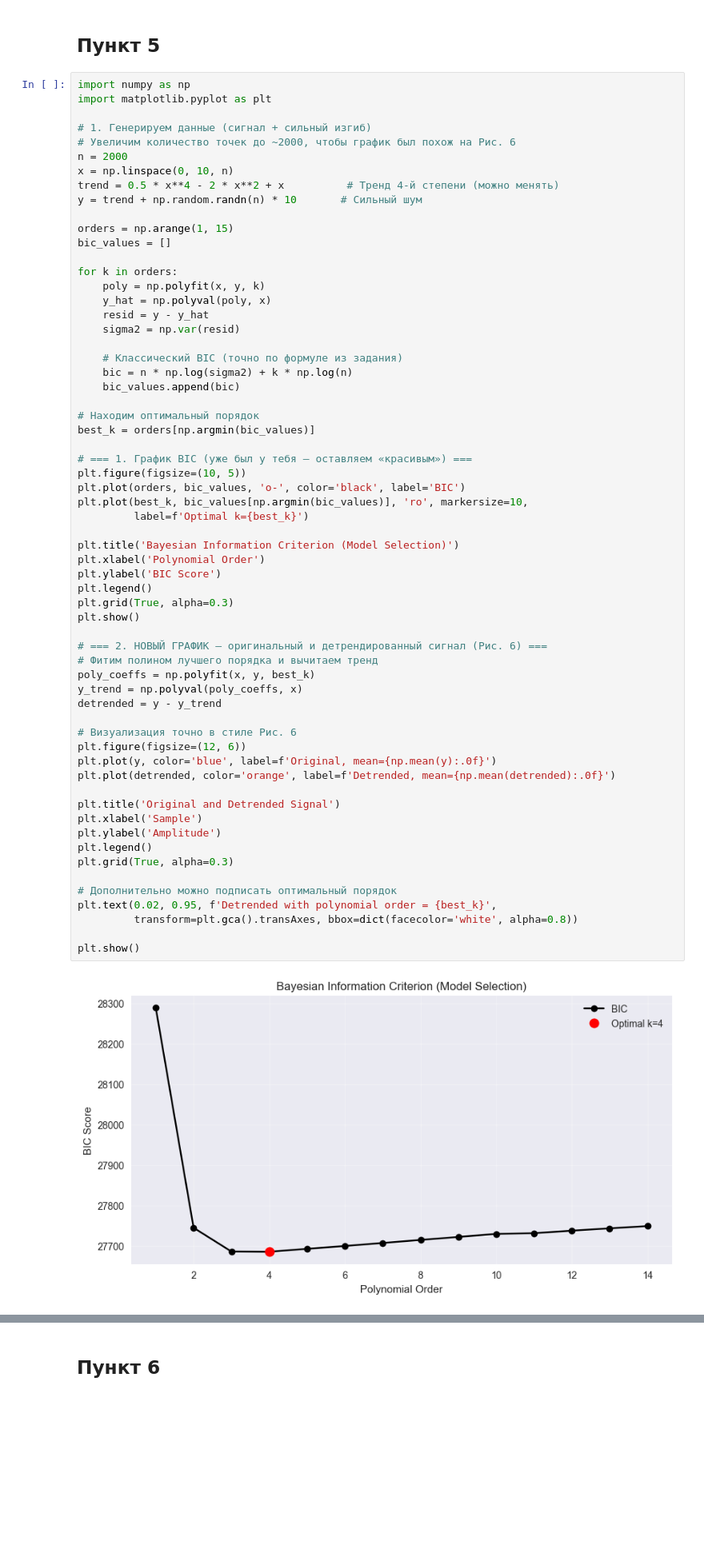
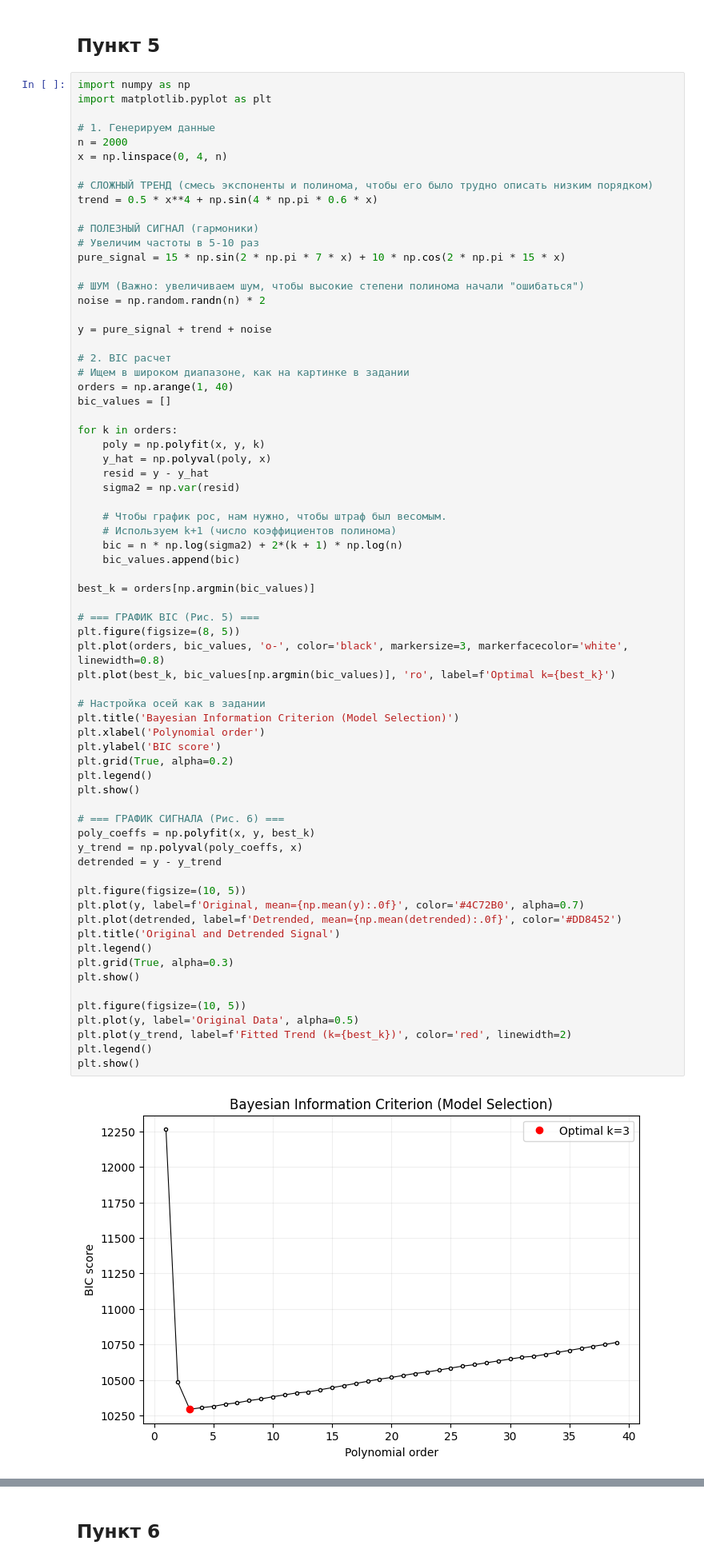
Before and after one commit to KamenevIvan/DPoS, a Jupyter notebook: lab6.ipynb, the cells around one changed output, grey strips where cells are left out. Shown at 80% size. Drawn from its saved outputs; the diff is of its cells as text; blank space fills up the shorter version.

```diff
--- a/lab6.ipynb
+++ b/lab6.ipynb
@@ -158,64 +158,71 @@ plt.show()
 # %%
 import numpy as np
 import matplotlib.pyplot as plt
 
-# 1. Генерируем данные (сигнал + сильный изгиб)
-# Увеличим количество точек до ~2000, чтобы график был похож на Рис. 6
+# 1. Генерируем данные
 n = 2000
-x = np.linspace(0, 10, n)
-trend = 0.5 * x**4 - 2 * x**2 + x          # Тренд 4-й степени (можно менять)
-y = trend + np.random.randn(n) * 10       # Сильный шум
+x = np.linspace(0, 4, n)
 
-orders = np.arange(1, 15)
+# СЛОЖНЫЙ ТРЕНД (смесь экспоненты и полинома, чтобы его было трудно описать низким порядком)
+trend = 0.5 * x**4 + np.sin(4 * np.pi * 0.6 * x)
+
+# ПОЛЕЗНЫЙ СИГНАЛ (гармоники)
+# Увеличим частоты в 5-10 раз
+pure_signal = 15 * np.sin(2 * np.pi * 7 * x) + 10 * np.cos(2 * np.pi * 15 * x)
+
+# ШУМ (Важно: увеличиваем шум, чтобы высокие степени полинома начали "ошибаться")
+noise = np.random.randn(n) * 2
+
+y = pure_signal + trend + noise
+
+# 2. BIC расчет
+# Ищем в широком диапазоне, как на картинке в задании
+orders = np.arange(1, 40)
 bic_values = []
 
 for k in orders:
     poly = np.polyfit(x, y, k)
     y_hat = np.polyval(poly, x)
     resid = y - y_hat
     sigma2 = np.var(resid)
 
-    # Классический BIC (точно по формуле из задания)
-    bic = n * np.log(sigma2) + k * np.log(n)
+    # Чтобы график рос, нам нужно, чтобы штраф был весомым.
+    # Используем k+1 (число коэффициентов полинома)
+    bic = n * np.log(sigma2) + 2*(k + 1) * np.log(n)
     bic_values.append(bic)
 
-# Находим оптимальный порядок
 best_k = orders[np.argmin(bic_values)]
 
-# === 1. График BIC (уже был у тебя — оставляем «красивым») ===
+# === ГРАФИК BIC (Рис. 5) ===
+plt.figure(figsize=(8, 5))
+plt.plot(orders, bic_values, 'o-', color='black', markersize=3, markerfacecolor='white', linewidth=0.8)
+plt.plot(best_k, bic_values[np.argmin(bic_values)], 'ro', label=f'Optimal k={best_k}')
+
+# Настройка осей как в задании
+plt.title('Bayesian Information Criterion (Model Selection)')
+plt.xlabel('Polynomial order')
+plt.ylabel('BIC score')
+plt.grid(True, alpha=0.2)
+plt.legend()
+plt.show()
+
+# === ГРАФИК СИГНАЛА (Рис. 6) ===
+poly_coeffs = np.polyfit(x, y, best_k)
+y_trend = np.polyval(poly_coeffs, x)
+detrended = y - y_trend
+
 plt.figure(figsize=(10, 5))
-plt.plot(orders, bic_values, 'o-', color='black', label='BIC')
-plt.plot(best_k, bic_values[np.argmin(bic_values)], 'ro', markersize=10,
-         label=f'Optimal k={best_k}')
-
-plt.title('Bayesian Information Criterion (Model Selection)')
-plt.xlabel('Polynomial Order')
-plt.ylabel('BIC Score')
+plt.plot(y, label=f'Original, mean={np.mean(y):.0f}', color='#4C72B0', alpha=0.7)
+plt.plot(detrended, label=f'Detrended, mean={np.mean(detrended):.0f}', color='#DD8452')
+plt.title('Original and Detrended Signal')
 plt.legend()
 plt.grid(True, alpha=0.3)
 plt.show()
 
-# === 2. НОВЫЙ ГРАФИК — оригинальный и детрендированный сигнал (Рис. 6) ===
-# Фитим полином лучшего порядка и вычитаем тренд
-poly_coeffs = np.polyfit(x, y, best_k)
-y_trend = np.polyval(poly_coeffs, x)
-detrended = y - y_trend
-
-# Визуализация точно в стиле Рис. 6
-plt.figure(figsize=(12, 6))
-plt.plot(y, color='blue', label=f'Original, mean={np.mean(y):.0f}')
-plt.plot(detrended, color='orange', label=f'Detrended, mean={np.mean(detrended):.0f}')
-
-plt.title('Original and Detrended Signal')
-plt.xlabel('Sample')
-plt.ylabel('Amplitude')
+plt.figure(figsize=(10, 5))
+plt.plot(y, label='Original Data', alpha=0.5)
+plt.plot(y_trend, label=f'Fitted Trend (k={best_k})', color='red', linewidth=2)
 plt.legend()
-plt.grid(True, alpha=0.3)
-
-# Дополнительно можно подписать оптимальный порядок
-plt.text(0.02, 0.95, f'Detrended with polynomial order = {best_k}',
-         transform=plt.gca().transAxes, bbox=dict(facecolor='white', alpha=0.8))
-
 plt.show()
 # %% [output]
-[figure, old version]
+[figure, new version]
```
Also changed, not shown: parts of 2 cells of this notebook.
